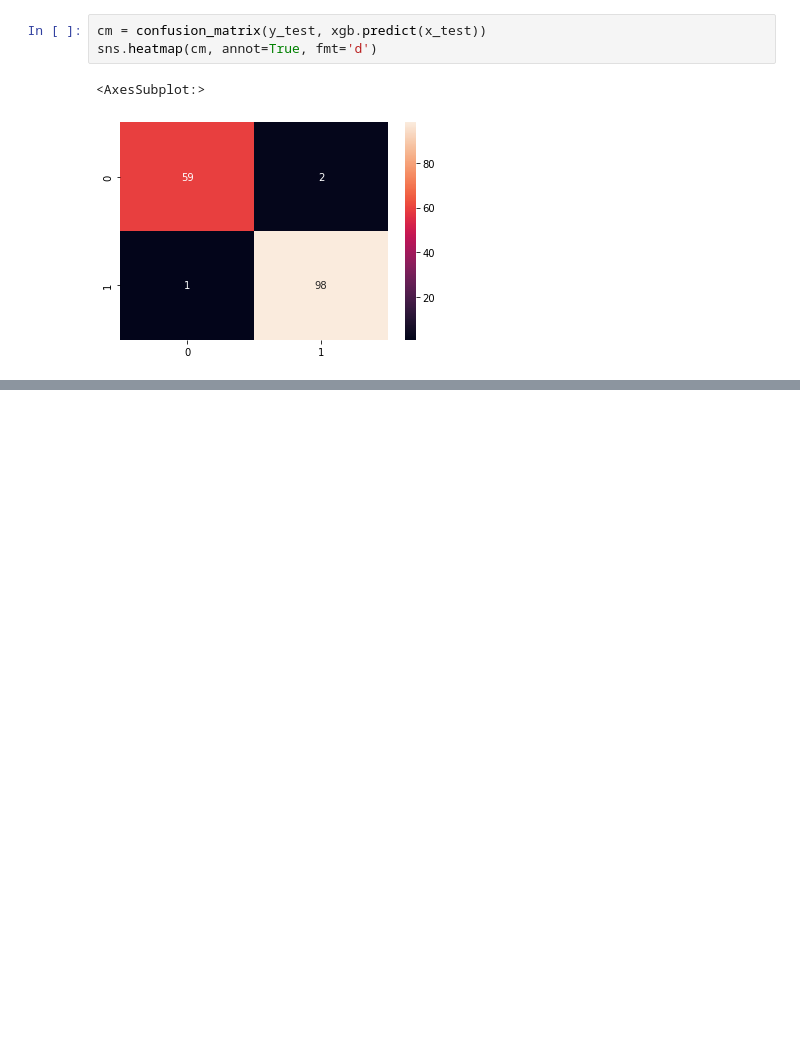
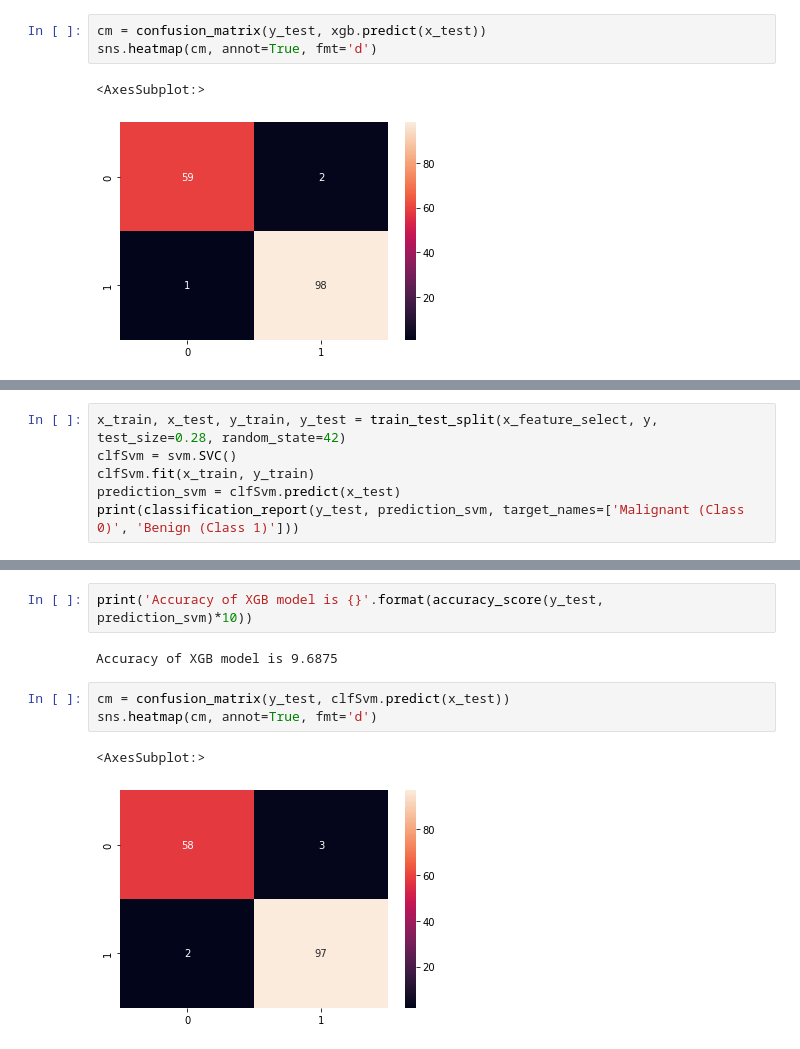
Before and after one commit to zzc01/MachineLearning, a Jupyter notebook: SupportVectorMachine/KaggleBreastCancerSVM.ipynb, the cells around one changed output, grey strips where cells are left out. Cells and saved outputs as stored; diff of their text form; blank space fills up the shorter version.

```diff
--- a/SupportVectorMachine/KaggleBreastCancerXGboost.ipynb
+++ b/SupportVectorMachine/KaggleBreastCancerSVM.ipynb
@@ -451,0 +454,6 @@ sns.heatmap(cm, annot=True, fmt='d')
+# %%
+x_train, x_test, y_train, y_test = train_test_split(x_feature_select, y, test_size=0.28, random_state=42)
+clfSvm = svm.SVC()
+clfSvm.fit(x_train, y_train)
+prediction_svm = clfSvm.predict(x_test)
+print(classification_report(y_test, prediction_svm, target_names=['Malignant (Class 0)', 'Benign (Class 1)']))
@@ -451,0 +469,10 @@ sns.heatmap(cm, annot=True, fmt='d')
+# %%
+print('Accuracy of XGB model is {}'.format(accuracy_score(y_test, prediction_svm)*10))
+# %% [output]
+Accuracy of XGB model is 9.6875
+# %%
+cm = confusion_matrix(y_test, clfSvm.predict(x_test))
+sns.heatmap(cm, annot=True, fmt='d')
+# %% [output]
+<AxesSubplot:>
+[figure, added]
```
Also changed, not shown: parts of 3 cells of this notebook.
